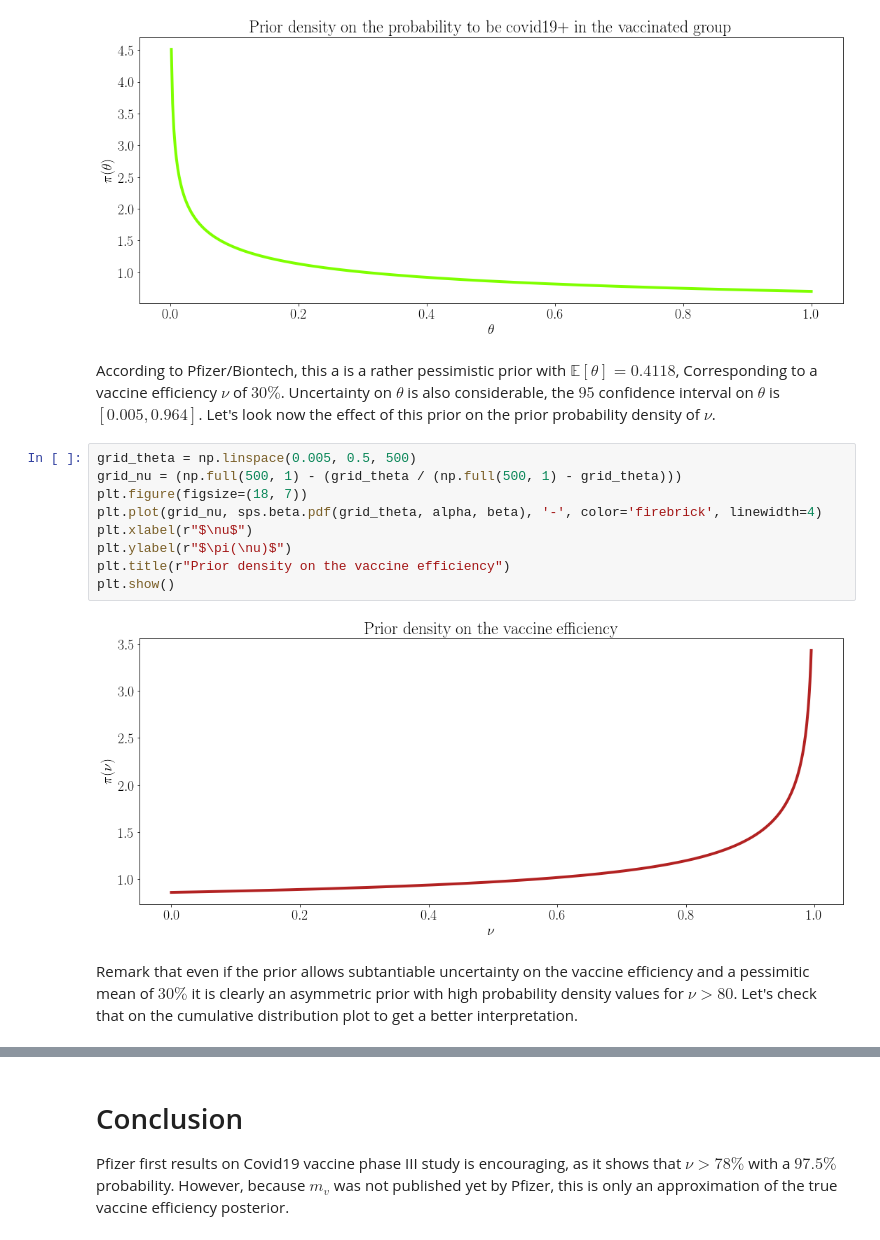
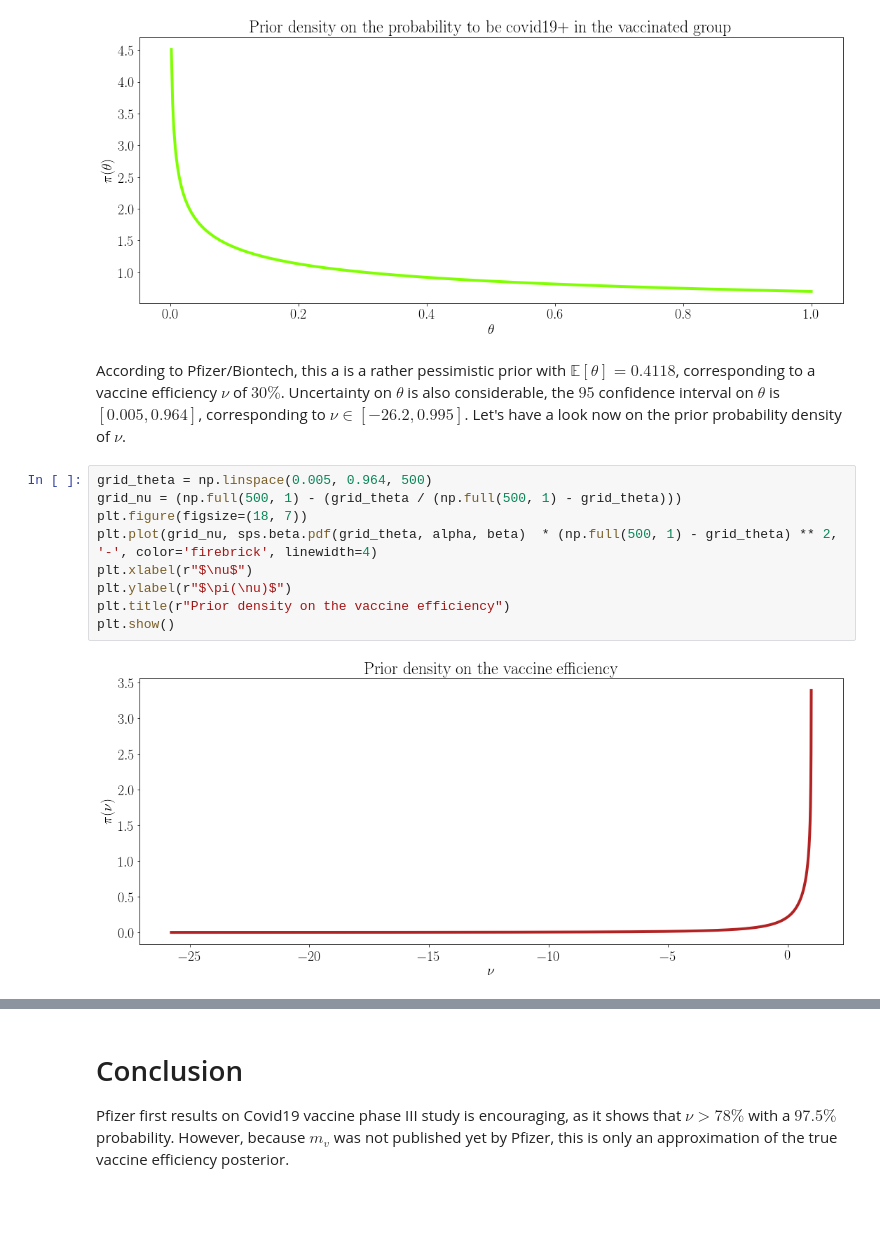
Before and after one commit to clgch/covid19-vaccine-bayesian-analysis, a Jupyter notebook: Pfizer covid19 vaccine.ipynb, the cells around one changed output, grey strips where cells are left out. Saved outputs shown, nothing was run; the diff lists cells and outputs as text; blank space fills up the shorter version.

```diff
--- a/Pfizer covid19 vaccine.ipynb
+++ b/Pfizer covid19 vaccine.ipynb
@@ -31,17 +31,15 @@ plt.show()
 # %% [output]
 [figure]
 # %% [markdown]
-According to Pfizer/Biontech, this a is a rather pessimistic prior with $\mathbb{E}[\theta] = 0.4118$, Corresponding to a vaccine efficiency $\nu$ of $30\%$. Uncertainty on $\theta$ is also considerable, the $95%$ confidence interval on $\theta$ is $[0.005, 0.964]$. Let's look now the effect of this prior on the prior probability density of $\nu$.
+According to Pfizer/Biontech, this a is a rather pessimistic prior with $\mathbb{E}[\theta] = 0.4118$, corresponding to a vaccine efficiency $\nu$ of $30\%$. Uncertainty on $\theta$ is also considerable, the $95%$ confidence interval on $\theta$ is $[0.005, 0.964]$, corresponding to $\nu \in [-26.2, 0.995]$. Let's have a look now on the prior probability density of $\nu$.
 # %%
-grid_theta = np.linspace(0.005, 0.5, 500)
+grid_theta = np.linspace(0.005, 0.964, 500)
 grid_nu = (np.full(500, 1) - (grid_theta / (np.full(500, 1) - grid_theta)))
 plt.figure(figsize=(18, 7))
-plt.plot(grid_nu, sps.beta.pdf(grid_theta, alpha, beta), '-', color='firebrick', linewidth=4)
+plt.plot(grid_nu, sps.beta.pdf(grid_theta, alpha, beta)  * (np.full(500, 1) - grid_theta) ** 2, '-', color='firebrick', linewidth=4)
 plt.xlabel(r"$\nu$")
 plt.ylabel(r"$\pi(\nu)$")
 plt.title(r"Prior density on the vaccine efficiency")
 plt.show()
 # %% [output]
-[figure, old version]
+[figure, new version]
-# %% [markdown]
-Remark that even if the prior allows subtantiable uncertainty on the vaccine efficiency and a pessimitic mean of $30\%$ it is clearly an asymmetric prior with high probability density values for $\nu > 80%$. Let's check that on the cumulative distribution plot to get a better interpretation.
```
Also changed, not shown: parts of 6 cells of this notebook.
